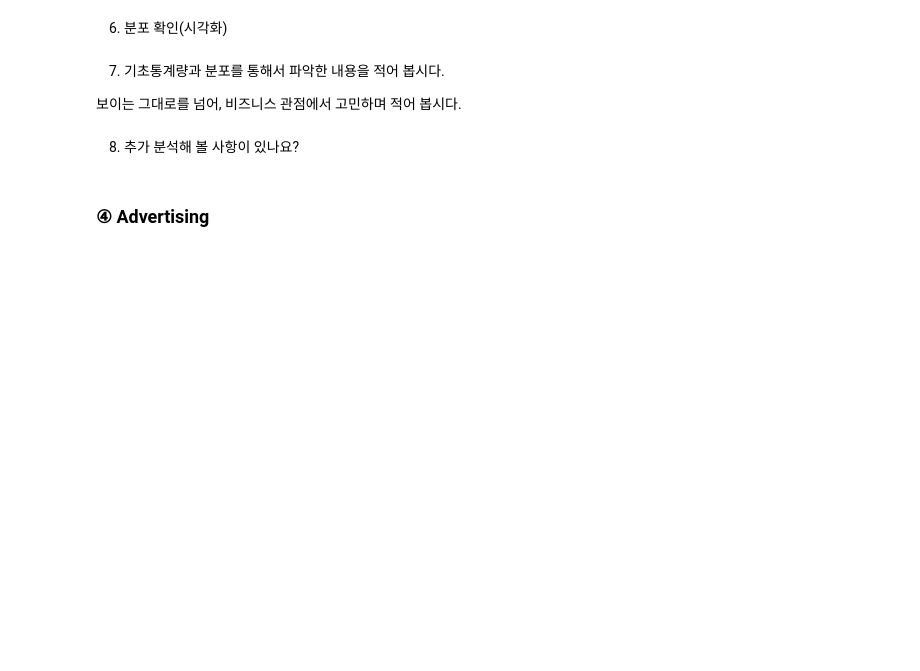
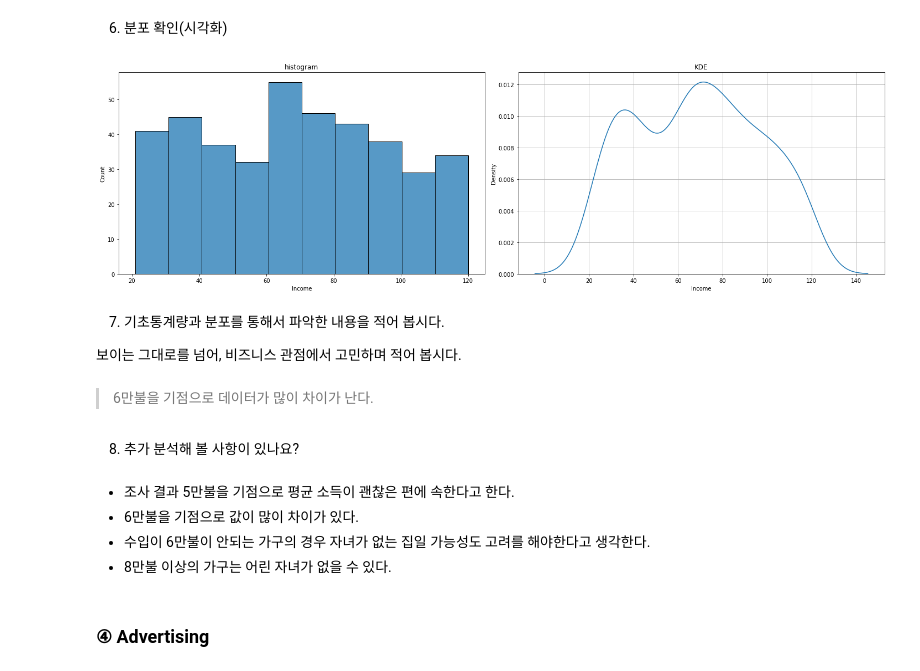
Before and after one commit to jhg2957/aivleschool_EDA, a Jupyter notebook: 06과 단변량분석 종합실습과제2.ipynb, the cells around one changed output. Saved outputs shown, nothing was run; the diff lists cells and outputs as text; code cells hidden in the pictures; blank space fills up the shorter version.

```diff
--- a/06과 단변량분석 종합실습과제2.ipynb
+++ b/06과 단변량분석 종합실습과제2.ipynb
@@ -195,10 +280,31 @@ Name: CompPrice, dtype: float64
 # %% [markdown]
 6) 분포 확인(시각화)
+# %%
+plt.figure(figsize=(20, 6))
+
+plt.subplot(1, 2, 1)
+sns.histplot(data['Income']).set_title('histogram')
+
+plt.subplot(1, 2, 2)
+sns.kdeplot(data['Income']).set_title('KDE')
+plt.grid(True)
+
+plt.tight_layout()
+plt.show()
+# %% [output]
+[figure, added]
 # %% [markdown]
 7) 기초통계량과 분포를 통해서 파악한 내용을 적어 봅시다.
 
 보이는 그대로를 넘어, 비즈니스 관점에서 고민하며 적어 봅시다.
+# %% [markdown]
+> 6만불을 기점으로 데이터가 많이 차이가 난다.
 # %% [markdown]
 8) 추가 분석해 볼 사항이 있나요?
+# %% [markdown]
+- 조사 결과 5만불을 기점으로 평균 소득이 괜찮은 편에 속한다고 한다.
+- 6만불을 기점으로 값이 많이 차이가 있다.
+- 수입이 6만불이 안되는 가구의 경우 자녀가 없는 집일 가능성도 고려를 해야한다고 생각한다.
+- 8만불 이상의 가구는 어린 자녀가 없을 수 있다.
 # %% [markdown]
 ### ④ Advertising
```
Also changed, not shown: parts of 24 cells of this notebook.
